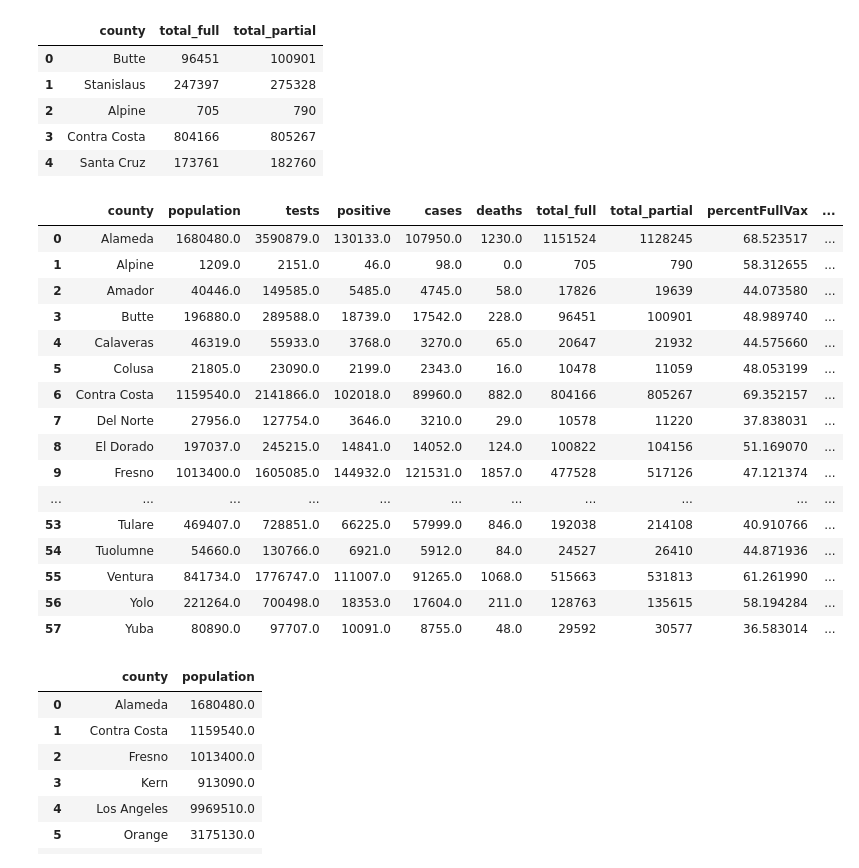
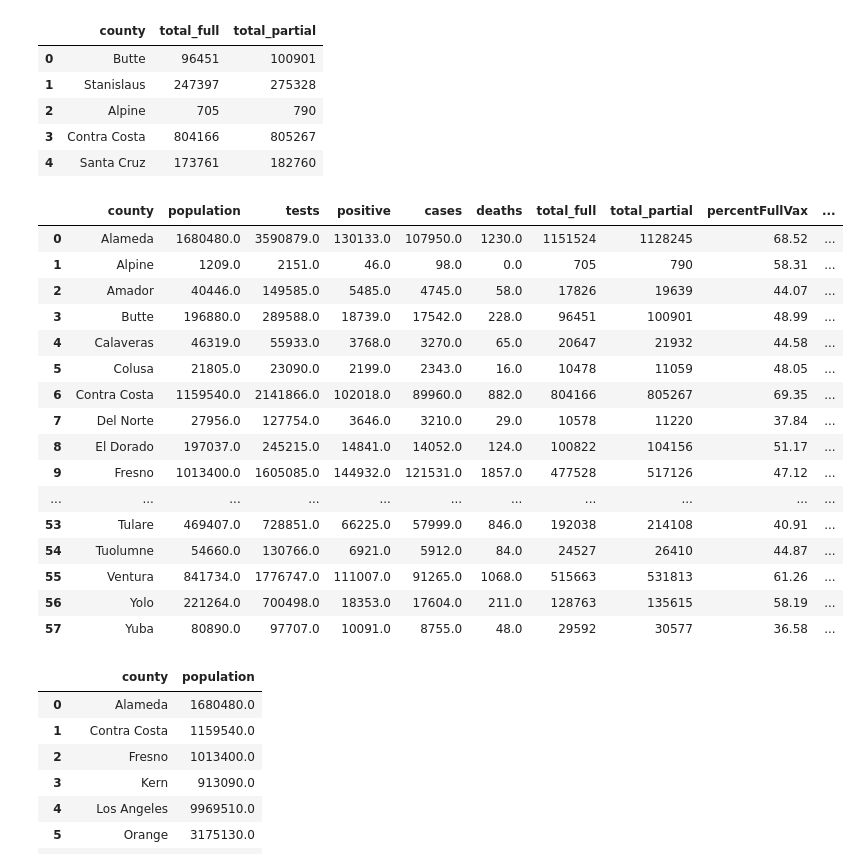
Before and after one commit to tsubedy/Dashboard--California-county-wise-vaccination, a Jupyter notebook: data_extraction.ipynb, the cells around one changed output. Drawn from its saved outputs; the diff is of its cells as text; code cells hidden in the pictures.

```diff
--- a/data_extraction.ipynb
+++ b/data_extraction.ipynb
@@ -318,34 +318,34 @@ vaccination.head()
 # %%
 # Loading combined dataset (using sql view 'county_wise_combined_data')
 
 combined_data = pd.read_sql("SELECT * from county_wise_combined_data", connection)
 combined_data.to_csv('./data/combined_data.csv', index = False)
 combined_data.head()
-combined_data["percentFullVax"] = combined_data['total_full']/combined_data['population'] *100\
+combined_data["percentFullVax"] = round(combined_data['total_full']/combined_data['population'] *100, 2)
 
-combined_data["percentCases"] = combined_data['cases']/combined_data['population'] *100\
+combined_data["percentCases"] = round(combined_data['cases']/combined_data['population'] *100, 2)
 
-combined_data["percentDeaths"] = combined_data['deaths']/combined_data['population'] *100\
+combined_data["percentDeaths"] = round(combined_data['deaths']/combined_data['population'] *100, 2)
 
 combined_data
 # %% [output]
 |  | county | population | tests | positive | cases | deaths | total_full | total_partial | percentFullVax | ... |
-| 0 | Alameda | 1680480.0 | 3590879.0 | 130133.0 | 107950.0 | 1230.0 | 1151524 | 1128245 | 68.523517 | ... |
-| 1 | Alpine | 1209.0 | 2151.0 | 46.0 | 98.0 | 0.0 | 705 | 790 | 58.312655 | ... |
-| 2 | Amador | 40446.0 | 149585.0 | 5485.0 | 4745.0 | 58.0 | 17826 | 19639 | 44.073580 | ... |
-| 3 | Butte | 196880.0 | 289588.0 | 18739.0 | 17542.0 | 228.0 | 96451 | 100901 | 48.989740 | ... |
-| 4 | Calaveras | 46319.0 | 55933.0 | 3768.0 | 3270.0 | 65.0 | 20647 | 21932 | 44.575660 | ... |
-| 5 | Colusa | 21805.0 | 23090.0 | 2199.0 | 2343.0 | 16.0 | 10478 | 11059 | 48.053199 | ... |
-| 6 | Contra Costa | 1159540.0 | 2141866.0 | 102018.0 | 89960.0 | 882.0 | 804166 | 805267 | 69.352157 | ... |
-| 7 | Del Norte | 27956.0 | 127754.0 | 3646.0 | 3210.0 | 29.0 | 10578 | 11220 | 37.838031 | ... |
-| 8 | El Dorado | 197037.0 | 245215.0 | 14841.0 | 14052.0 | 124.0 | 100822 | 104156 | 51.169070 | ... |
-| 9 | Fresno | 1013400.0 | 1605085.0 | 144932.0 | 121531.0 | 1857.0 | 477528 | 517126 | 47.121374 | ... |
+| 0 | Alameda | 1680480.0 | 3590879.0 | 130133.0 | 107950.0 | 1230.0 | 1151524 | 1128245 | 68.52 | ... |
+| 1 | Alpine | 1209.0 | 2151.0 | 46.0 | 98.0 | 0.0 | 705 | 790 | 58.31 | ... |
+| 2 | Amador | 40446.0 | 149585.0 | 5485.0 | 4745.0 | 58.0 | 17826 | 19639 | 44.07 | ... |
+| 3 | Butte | 196880.0 | 289588.0 | 18739.0 | 17542.0 | 228.0 | 96451 | 100901 | 48.99 | ... |
+| 4 | Calaveras | 46319.0 | 55933.0 | 3768.0 | 3270.0 | 65.0 | 20647 | 21932 | 44.58 | ... |
+| 5 | Colusa | 21805.0 | 23090.0 | 2199.0 | 2343.0 | 16.0 | 10478 | 11059 | 48.05 | ... |
+| 6 | Contra Costa | 1159540.0 | 2141866.0 | 102018.0 | 89960.0 | 882.0 | 804166 | 805267 | 69.35 | ... |
+| 7 | Del Norte | 27956.0 | 127754.0 | 3646.0 | 3210.0 | 29.0 | 10578 | 11220 | 37.84 | ... |
+| 8 | El Dorado | 197037.0 | 245215.0 | 14841.0 | 14052.0 | 124.0 | 100822 | 104156 | 51.17 | ... |
+| 9 | Fresno | 1013400.0 | 1605085.0 | 144932.0 | 121531.0 | 1857.0 | 477528 | 517126 | 47.12 | ... |
 | ... | ... | ... | ... | ... | ... | ... | ... | ... | ... | ... |
-| 53 | Tulare | 469407.0 | 728851.0 | 66225.0 | 57999.0 | 846.0 | 192038 | 214108 | 40.910766 | ... |
-| 54 | Tuolumne | 54660.0 | 130766.0 | 6921.0 | 5912.0 | 84.0 | 24527 | 26410 | 44.871936 | ... |
-| 55 | Ventura | 841734.0 | 1776747.0 | 111007.0 | 91265.0 | 1068.0 | 515663 | 531813 | 61.261990 | ... |
-| 56 | Yolo | 221264.0 | 700498.0 | 18353.0 | 17604.0 | 211.0 | 128763 | 135615 | 58.194284 | ... |
-| 57 | Yuba | 80890.0 | 97707.0 | 10091.0 | 8755.0 | 48.0 | 29592 | 30577 | 36.583014 | ... |
+| 53 | Tulare | 469407.0 | 728851.0 | 66225.0 | 57999.0 | 846.0 | 192038 | 214108 | 40.91 | ... |
+| 54 | Tuolumne | 54660.0 | 130766.0 | 6921.0 | 5912.0 | 84.0 | 24527 | 26410 | 44.87 | ... |
+| 55 | Ventura | 841734.0 | 1776747.0 | 111007.0 | 91265.0 | 1068.0 | 515663 | 531813 | 61.26 | ... |
+| 56 | Yolo | 221264.0 | 700498.0 | 18353.0 | 17604.0 | 211.0 | 128763 | 135615 | 58.19 | ... |
+| 57 | Yuba | 80890.0 | 97707.0 | 10091.0 | 8755.0 | 48.0 | 29592 | 30577 | 36.58 | ... |
 # %%
 # County Population with higher density (population >= 1000 per sq miles)
 
```
Also changed, not shown: parts of 1 cell of this notebook, 1 other file.
